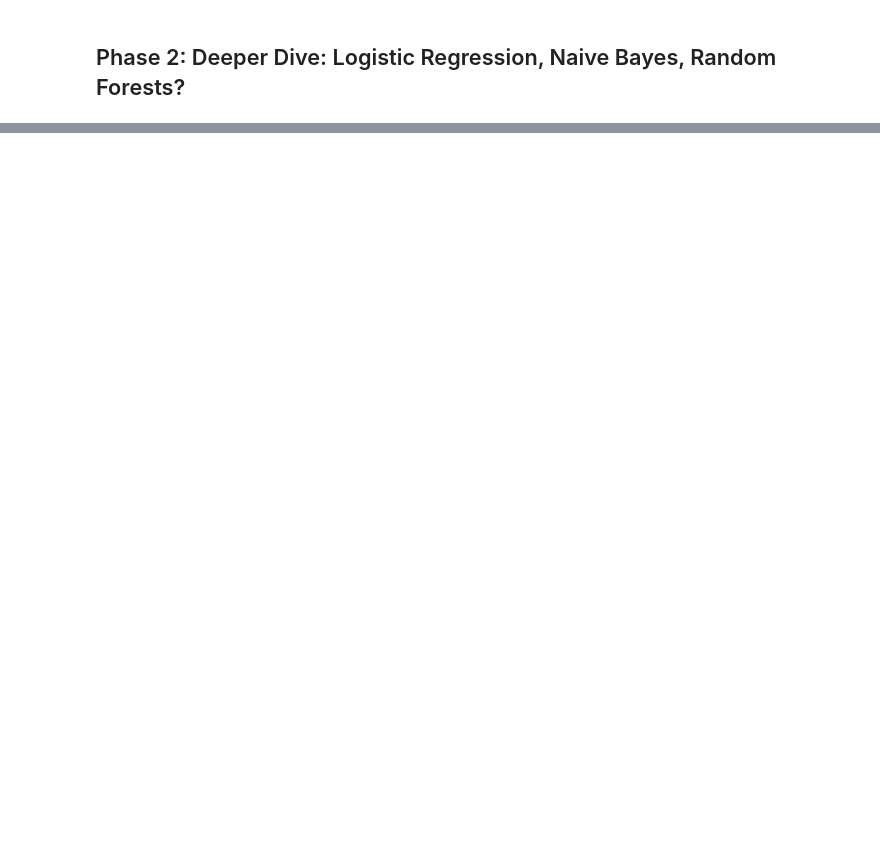
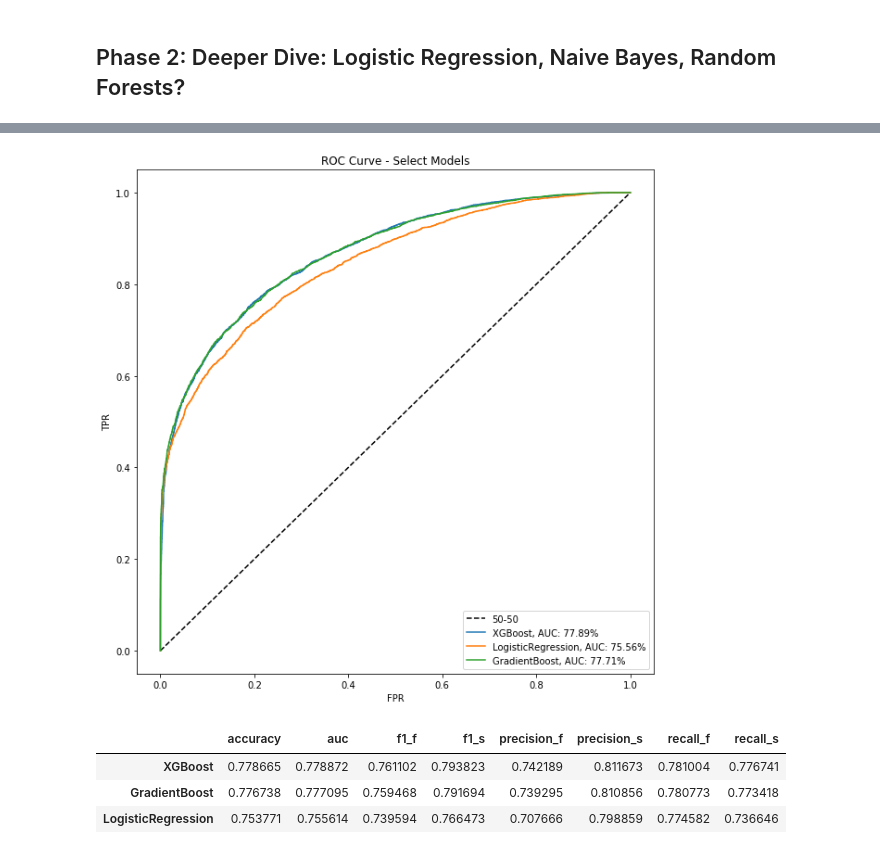
Before and after one commit to cipher813/McMahon_Metis, a Jupyter notebook: Project_3/3_Kickstarter_P2_DeeperDive_DS2.ipynb, the cells around one changed output, grey strips where cells are left out. Saved outputs shown, nothing was run; the diff lists cells and outputs as text; code cells hidden in the pictures; blank space fills up the shorter version.

```diff
--- a/Project_3/3_Kickstarter_P2_DeeperDive_DS2.ipynb
+++ b/Project_3/3_Kickstarter_P2_DeeperDive_DS2.ipynb
@@ -370,16 +393,45 @@ avg / total       0.79      0.79      0.79     44343
 # %%
-# Plot the ROC curve from the last K-Fold split
-fig, ax = plt.subplots(figsize=(10, 10))
-colors = ['b', 'g', 'r', 'c', 'm', 'y','k','orange','darkorchid','bisque']
+# # Plot the ROC curve from the last K-Fold split
+# fig, ax = plt.subplots(figsize=(10, 10))
+# colors = ['b', 'g', 'r', 'c', 'm', 'y','k','orange','darkorchid','bisque']
 
-# Plot 50-50 Line
-ax.plot([0,1],[0,1], ls='--', color='k', label='50-50')
-# Plot Classifier ROC Curves
-for key, c in zip(roc.keys(), colors):
-    ax.plot(roc[key][0], roc[key][1], color=c, label=key)
+# # Plot 50-50 Line
+# ax.plot([0,1],[0,1], ls='--', color='k', label='50-50')
+# # Plot Classifier ROC Curves
+# for key, c in zip(roc.keys(), colors):
+#     ax.plot(roc[key][0], roc[key][1], color=c, label=key)
 
-ax.set_xlabel('FPR')
-ax.set_ylabel('TPR')
-ax.set_title('ROC Curve - Select Models')
-ax.legend(loc='best')
-plt.savefig('charts/roc_ds2_p2.png')
+# ax.set_xlabel('FPR')
+# ax.set_ylabel('TPR')
+# ax.set_title('ROC Curve - Select Models')
+# ax.legend(loc='best')
+# plt.savefig('charts/roc_ds2_p2.png')
+# %%
+fig, ax = plt.subplots(figsize=(10, 10))
+# colors = ['b', 'g', 'r', 'c', 'm', 'y','k','orange','darkorchid','bisque']
+
+# Plot 50-50 Line
+ax.plot([0,1],[0,1], ls='--', color='k', label='50-50')
+# Plot Classifier ROC Curves
+for key, value in roc.items():
+#     print(value[1])
+    label = '{}, AUC: {}%'.format(key, round(100*value[1],2))
+    ax.plot(roc[key][0][0], roc[key][0][1], label=label)
+
+ax.set_xlabel('FPR')
+ax.set_ylabel('TPR')
+ax.set_title('ROC Curve - Select Models')
+ax.legend(loc='lower right')
+plt.savefig('charts/roc_ds2_p2.png')
+# %% [output]
+[figure, added]
+# %%
+rd = pd.DataFrame(results_dict).T
+# rd['f1_success'] = rd['f1']
+rd = rd.sort_values(['auc'],ascending=[False])
+rd
+# %% [output]
+|  | accuracy | auc | f1_f | f1_s | precision_f | precision_s | recall_f | recall_s |
+| XGBoost | 0.778665 | 0.778872 | 0.761102 | 0.793823 | 0.742189 | 0.811673 | 0.781004 | 0.776741 |
+| GradientBoost | 0.776738 | 0.777095 | 0.759468 | 0.791694 | 0.739295 | 0.810856 | 0.780773 | 0.773418 |
+| LogisticRegression | 0.753771 | 0.755614 | 0.739594 | 0.766473 | 0.707666 | 0.798859 | 0.774582 | 0.736646 |
```
Also changed, not shown: parts of 12 cells of this notebook, 12 other files.
